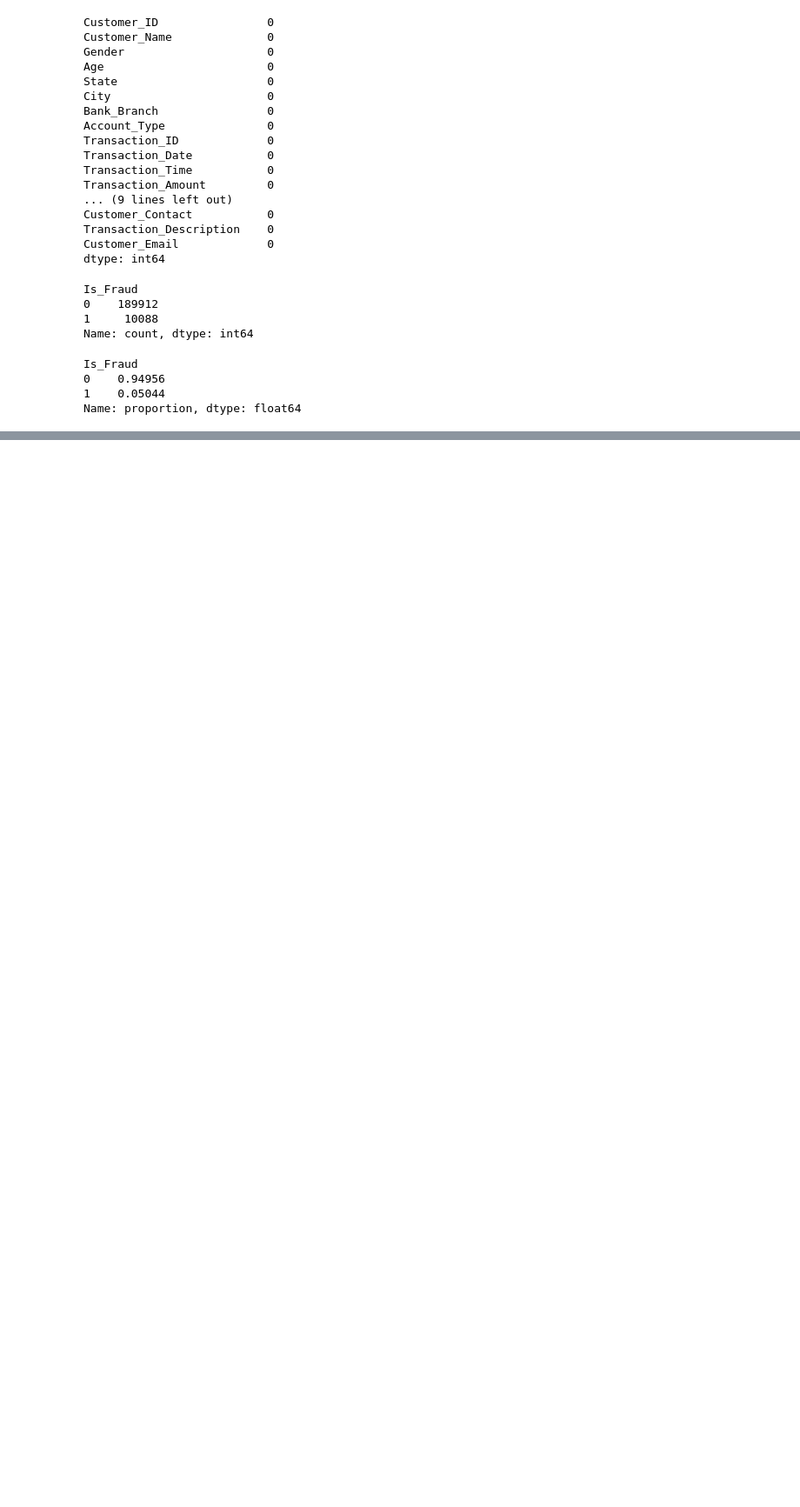
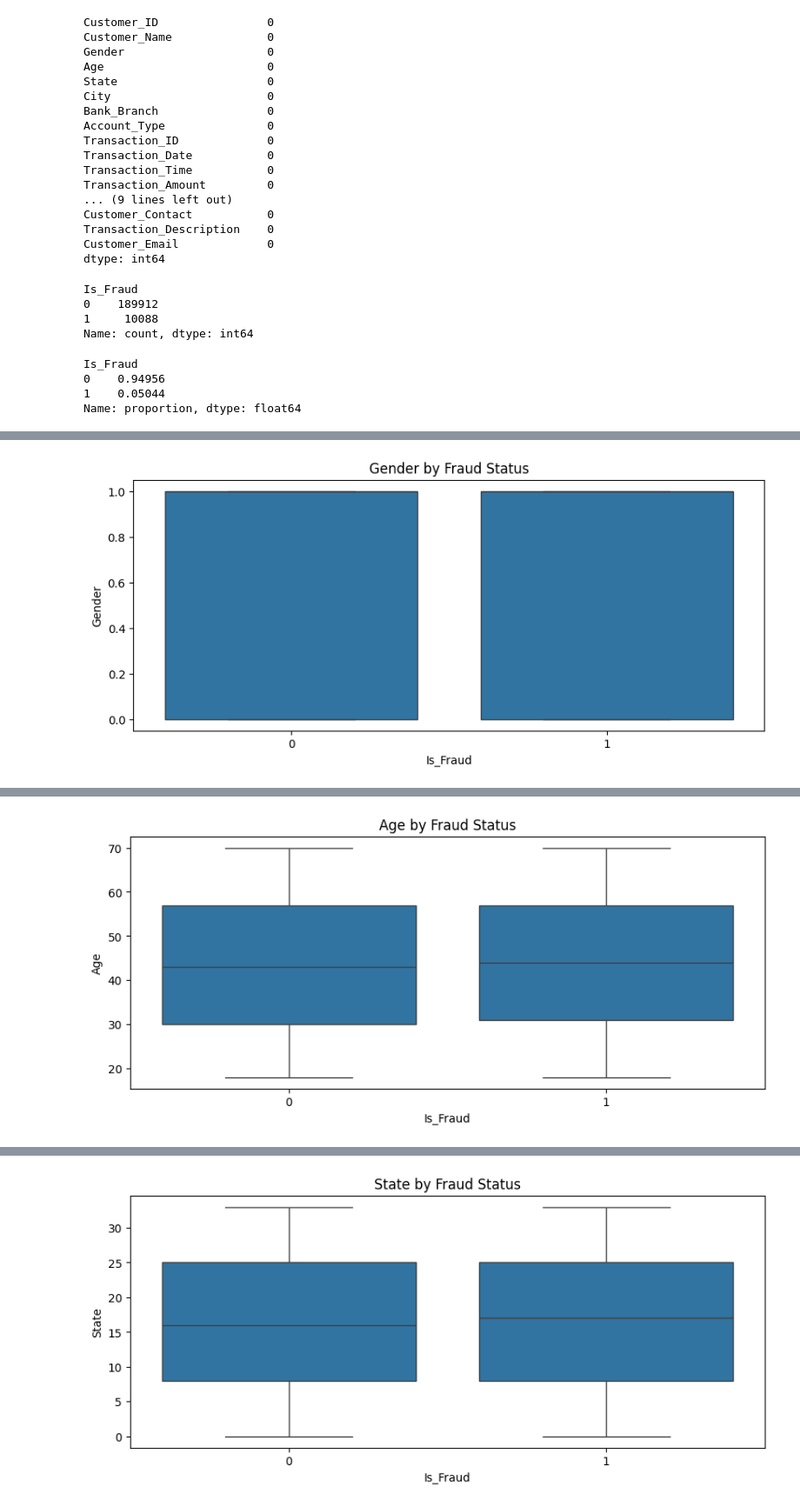
Before and after one commit to Shrutichauha7/Fraud_Detection_Analysis, a Jupyter notebook: experiments/mynotebook.ipynb, the cells around one changed output, grey strips where cells are left out. Shown at 87% size. Saved outputs shown, nothing was run; the diff lists cells and outputs as text; code cells hidden in the pictures; blank space fills up the shorter version.

```diff
--- a/experiments/mynotebook.ipynb
+++ b/experiments/mynotebook.ipynb
@@ -253,23 +235,0 @@ df['Device_Fraud_Rate'] = (
-# %%
-from sklearn.preprocessing import LabelEncoder
-
-le = LabelEncoder()
-
-categorical_cols = [
-    'Gender',
-    'State',
-    'City',
-    'Bank_Branch',
-    'Account_Type',
-    'Merchant_ID',
-    'Transaction_Type',
-    'Merchant_Category',
-    'Transaction_Device',
-    'Transaction_Location',
-    'Device_Type',
-    'Transaction_Currency',
-    'Transaction_Period'
-]
-
-for col in categorical_cols:
-    df[col] = le.fit_transform(df[col])
@@ -409,0 +236,3 @@ Name: count, dtype: int64
+# %%
+X = legit.sample(n=10088)
+new_dataset = pd.concat([X,fraud],axis=0)
@@ -409,0 +285,3 @@ Name: count, dtype: int64
+# %%
+X = new_dataset.drop('Is_Fraud', axis=1)
+y = new_dataset['Is_Fraud']
@@ -424,0 +305,17 @@ X_resampled, y_resampled = smote.fit_resample(X_train, y_train)
+# %%
+train_data = X_train.copy()
+train_data['Is_Fraud'] = y_train
+
+for col in X_train.columns:
+
+    plt.figure(figsize=(10,4))
+
+    sns.boxplot(
+        data=train_data,
+        x='Is_Fraud',
+        y=col
+    )
+
+    plt.title(f'{col} by Fraud Status')
+    plt.show()
+# %% [output]
@@ -424,0 +324 @@ X_resampled, y_resampled = smote.fit_resample(X_train, y_train)
+[figure, added]
@@ -424,0 +327 @@ X_resampled, y_resampled = smote.fit_resample(X_train, y_train)
+[figure, added]
@@ -424,0 +330 @@ X_resampled, y_resampled = smote.fit_resample(X_train, y_train)
+[figure, added]
```
Also changed, not shown: parts of 38 cells of this notebook.
